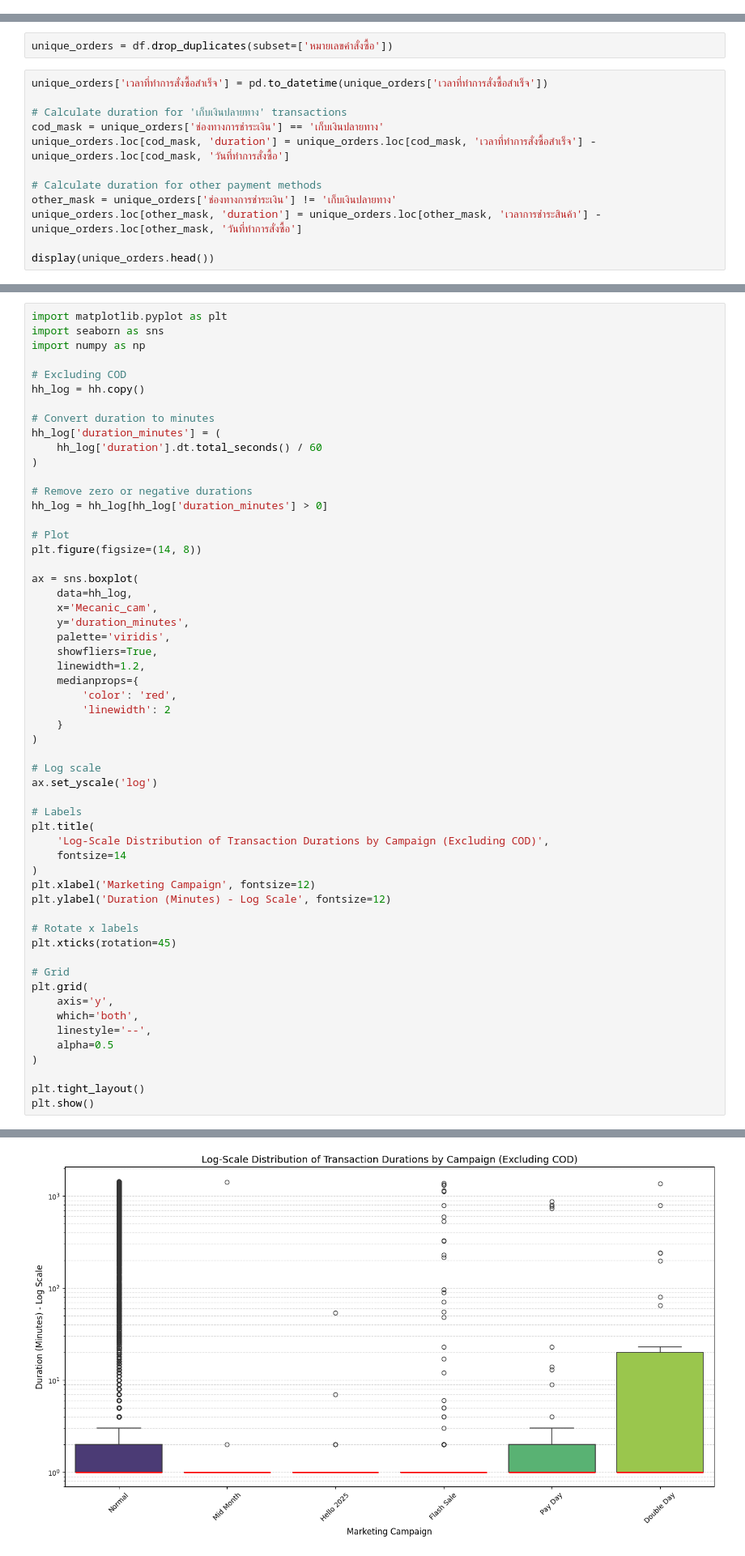
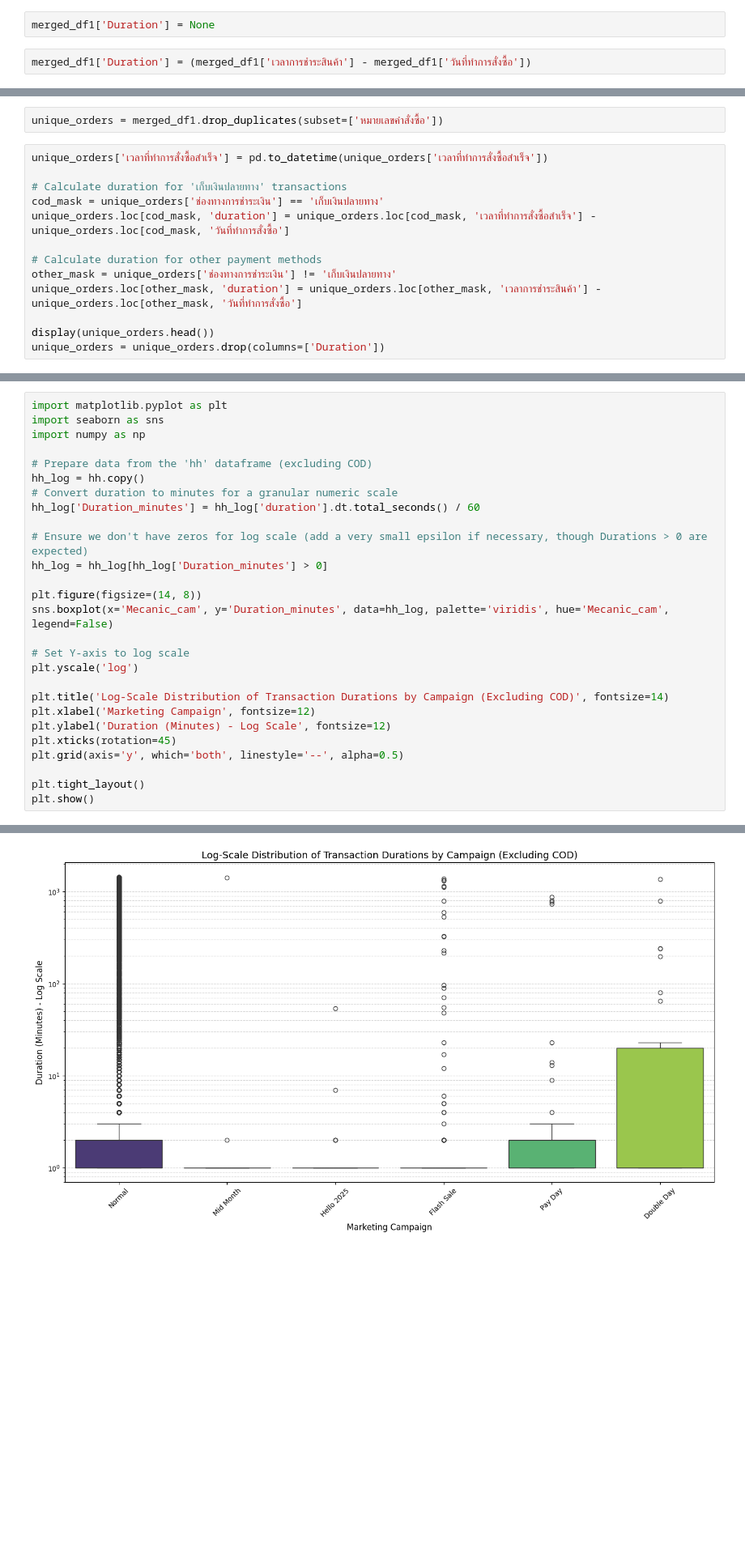
Before and after one commit to bugsotim/INTERNSHIP_CN_2026, a Jupyter notebook: shopee.ipynb, the cells around one changed output, grey strips where cells are left out. Shown at 81% size. Cells and saved outputs as stored; diff of their text form; blank space fills up the shorter version.

```diff
--- a/shopee.ipynb
+++ b/shopee.ipynb
@@ -2082,0 +2107,4 @@ merged_df
+# %%
+merged_df1['Duration'] = None
+# %%
+merged_df1['Duration'] = (merged_df1['เวลาการชำระสินค้า'] - merged_df1['วันที่ทำการสั่งซื้อ'])
@@ -2834,7 +2864,7 @@ Basket Size = 1.3010840612029981
 # %% [markdown]
 # GAP Analysis
 # %%
-unique_orders = df.drop_duplicates(subset=['หมายเลขคำสั่งซื้อ'])
+unique_orders = merged_df1.drop_duplicates(subset=['หมายเลขคำสั่งซื้อ'])
 # %%
 unique_orders['เวลาที่ทำการสั่งซื้อสำเร็จ'] = pd.to_datetime(unique_orders['เวลาที่ทำการสั่งซื้อสำเร็จ'])
 
@@ -2847,6 +2877,7 @@ other_mask = unique_orders['ช่องทางการชำระเงิ
 unique_orders.loc[other_mask, 'duration'] = unique_orders.loc[other_mask, 'เวลาการชำระสินค้า'] - unique_orders.loc[other_mask, 'วันที่ทำการสั่งซื้อ']
 
 display(unique_orders.head())
+unique_orders = unique_orders.drop(columns=['Duration'])
 # %% [output]
 A value is trying to be set on a copy of a slice from a DataFrame.
 Try using .loc[row_indexer,col_indexer] = value instead
@@ -3134,54 +3219,25 @@ import matplotlib.pyplot as plt
 import seaborn as sns
 import numpy as np
 
-# Excluding COD
+# Prepare data from the 'hh' dataframe (excluding COD)
 hh_log = hh.copy()
+# Convert duration to minutes for a granular numeric scale
+hh_log['Duration_minutes'] = hh_log['duration'].dt.total_seconds() / 60
 
-# Convert duration to minutes
-hh_log['duration_minutes'] = (
-    hh_log['duration'].dt.total_seconds() / 60
-)
+# Ensure we don't have zeros for log scale (add a very small epsilon if necessary, though Durations > 0 are expected)
+hh_log = hh_log[hh_log['Duration_minutes'] > 0]
 
-# Remove zero or negative durations
-hh_log = hh_log[hh_log['duration_minutes'] > 0]
+plt.figure(figsize=(14, 8))
+sns.boxplot(x='Mecanic_cam', y='Duration_minutes', data=hh_log, palette='viridis', hue='Mecanic_cam', legend=False)
 
-# Plot
-plt.figure(figsize=(14, 8))
+# Set Y-axis to log scale
+plt.yscale('log')
 
-ax = sns.boxplot(
-    data=hh_log,
-    x='Mecanic_cam',
-    y='duration_minutes',
-    palette='viridis',
-    showfliers=True,
-    linewidth=1.2,
-    medianprops={
-        'color': 'red',
-        'linewidth': 2
-    }
-)
-
-# Log scale
-ax.set_yscale('log')
-
-# Labels
-plt.title(
-    'Log-Scale Distribution of Transaction Durations by Campaign (Excluding COD)',
-    fontsize=14
-)
+plt.title('Log-Scale Distribution of Transaction Durations by Campaign (Excluding COD)', fontsize=14)
 plt.xlabel('Marketing Campaign', fontsize=12)
 plt.ylabel('Duration (Minutes) - Log Scale', fontsize=12)
-
-# Rotate x labels
 plt.xticks(rotation=45)
-
-# Grid
-plt.grid(
-    axis='y',
-    which='both',
-    linestyle='--',
-    alpha=0.5
-)
+plt.grid(axis='y', which='both', linestyle='--', alpha=0.5)
 
 plt.tight_layout()
 plt.show()
@@ -3192,2 +3245,2 @@ Passing `palette` without assigning `hue` is deprecated and will be removed in v
-[figure, old version]
+[figure, new version]
 # %%
```
Also changed, not shown: parts of 30 cells of this notebook.
